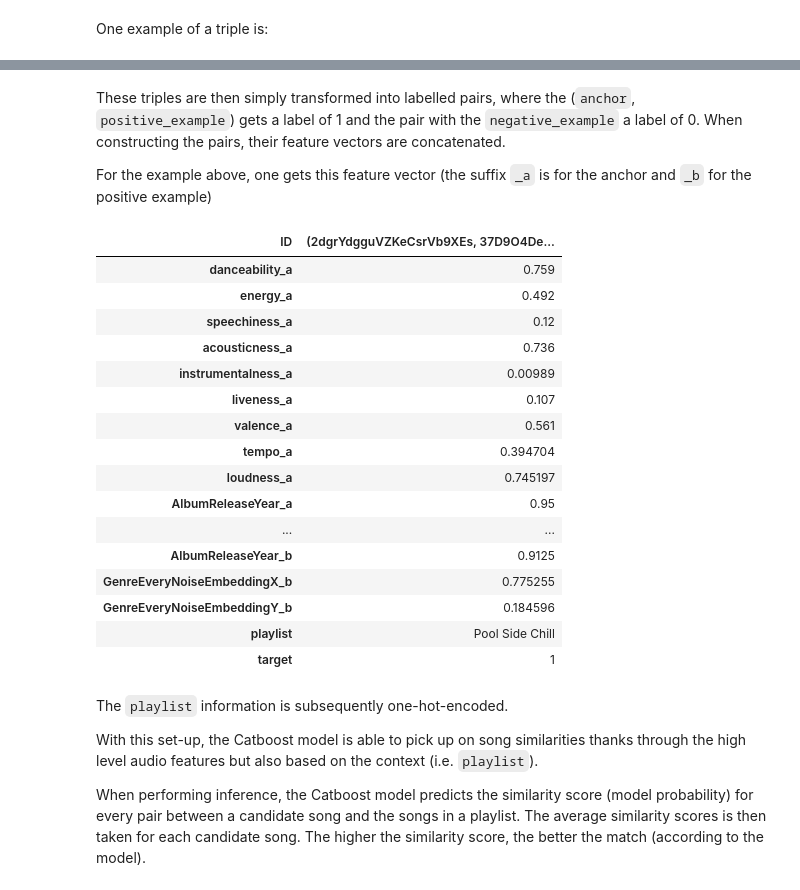
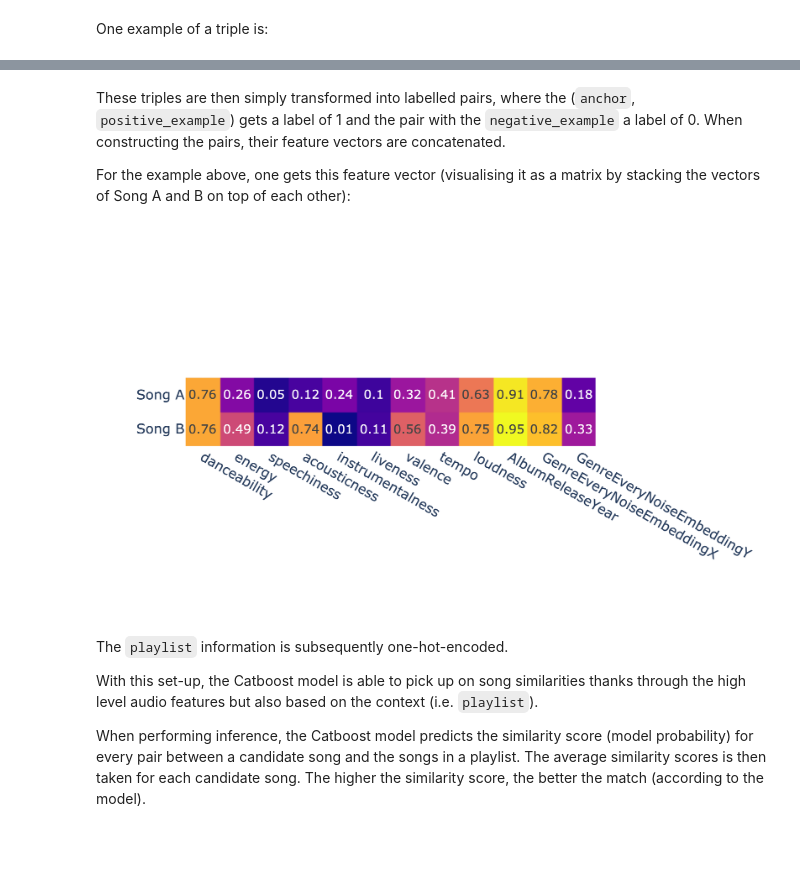
Before and after one commit to calyptis/RecommendedFrequencies, a Jupyter notebook: notebooks/Blog_Post.ipynb, the cells around one changed output, grey strips where cells are left out. Drawn from its saved outputs; the diff is of its cells as text; code cells hidden in the pictures; blank space fills up the shorter version.

Commit message:
adding TODOs to blog post and changing dataframe view of song feature vectors to heatmap

```diff
--- a/notebooks/Blog_Post.ipynb
+++ b/notebooks/Blog_Post.ipynb
@@ -270,33 +272,29 @@ Negative Example: «Going Through Changes» by Eminem
 # %% [markdown]
 These triples are then simply transformed into labelled pairs, where the (`anchor`, `positive_example`) gets a label of 1 and the pair with the `negative_example` a label of 0. When constructing the pairs, their feature vectors are concatenated.
 
-For the example above, one gets this feature vector (the suffix `_a` is for the anchor and `_b` for the positive example)
+For the example above, one gets this feature vector (visualising it as a matrix by stacking the vectors of Song A and B on top of each other):
 # %%
 df_pairs = create_song_pair_features(df_triples)
-(
+m = (
     df_pairs
     .query("playlist == 'Pool Side Chill'")
     .loc[[(example.anchor, example.positive_example)]]
-    .T
+    .values[:, :-2]
+    .flatten()
+    .astype(float)
 )
+m = m.reshape((2, int(m.shape[0]/2)))
+fig = px.imshow(
+    np.around(m, 2),
+    text_auto=True,
+    x=EUCLIDEAN_FEAT_COLS,
+    y=["Song A", "Song B"]
+)
+fig.update_layout(coloraxis_showscale=False)
+img_bytes = fig.to_image(format="png", width=600, height=350, scale=5)
+Image(img_bytes)
 # %% [output]
-| ID | (2dgrYdgguVZKeCsrVb9XEs, 37D9O4De... |
-| danceability_a | 0.759 |
-| energy_a | 0.492 |
-| speechiness_a | 0.12 |
-| acousticness_a | 0.736 |
-| instrumentalness_a | 0.00989 |
-| liveness_a | 0.107 |
-| valence_a | 0.561 |
-| tempo_a | 0.394704 |
-| loudness_a | 0.745197 |
-| AlbumReleaseYear_a | 0.95 |
-| ... | ... |
-| AlbumReleaseYear_b | 0.9125 |
-| GenreEveryNoiseEmbeddingX_b | 0.775255 |
-| GenreEveryNoiseEmbeddingY_b | 0.184596 |
-| playlist | Pool Side Chill |
-| target | 1 |
+[figure, added]
 # %% [markdown]
 The `playlist` information is subsequently one-hot-encoded.
 
```
Also changed, not shown: parts of 9 cells of this notebook, 2 other files.
